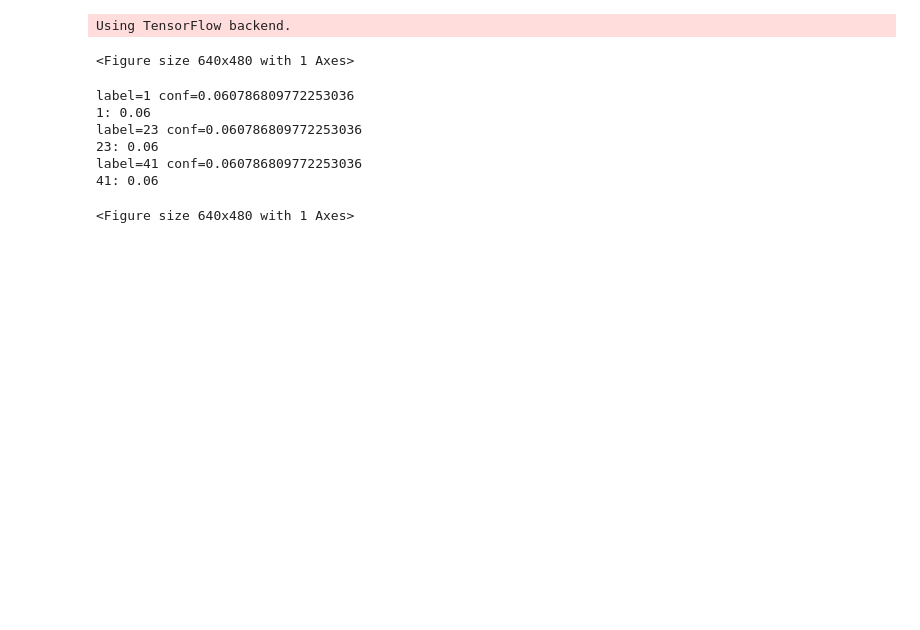
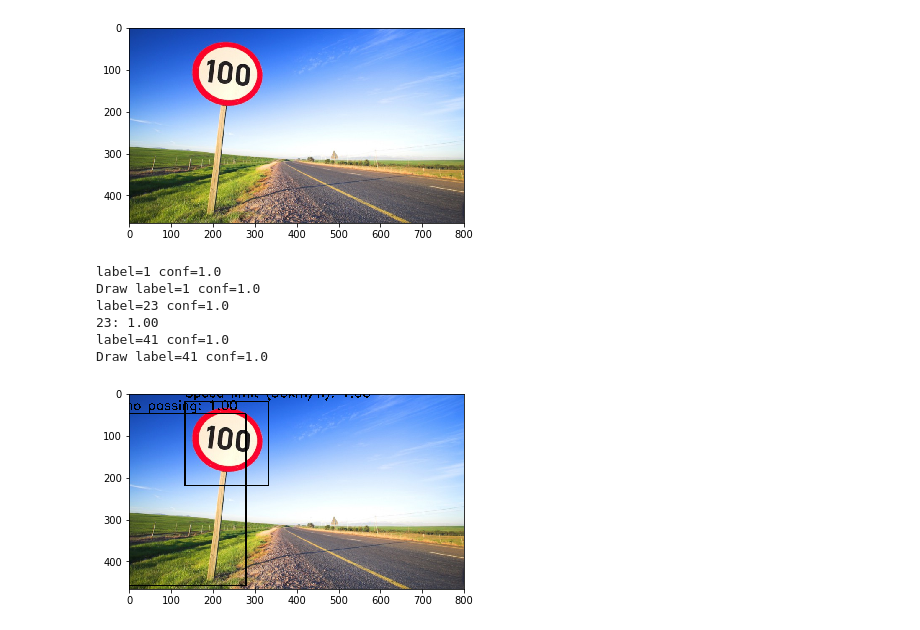
Before and after one commit to duoergun0729/adversarial_examples, a Jupyter notebook: code/traffic_sign.ipynb, the cells around one changed output. Cells and saved outputs as stored; diff of their text form; code cells hidden in the pictures; blank space fills up the shorter version.

```diff
--- a/code/traffic_sign.ipynb
+++ b/code/traffic_sign.ipynb
@@ -85,7 +85,7 @@ def build_mltscl():
                                 kernel_regularizer=l2_reg)(merge)
     drop4 = keras.layers.Dropout(rate=0.5)(dense1)
     output = keras.layers.Dense(
-        OUTPUT_DIM, activation='softmax', kernel_regularizer=l2_reg)(drop4)
+        OUTPUT_DIM, activation=None, kernel_regularizer=l2_reg)(drop4)
     model = keras.models.Model(inputs=inpt, outputs=output)
 
     # Specify optimizer
@@ -172,42 +172,41 @@ def demo():
     show_img=demo_img.copy()
     plt.imshow(show_img)
     plt.show()
 
     bboxes = find_circles(show_img.copy(), mg_ratio=0.4, n_circles=3)
     for bbox in bboxes:
         crop = crop_bb(show_img, bbox)
         #resized_im = resize(crop)
         resized_im=cv2.resize(crop,(32,32))
         resized_im = np.expand_dims(resized_im, axis=0)
         #label = signnames[predict(model, resized_im)]
         label = np.argmax(model.predict([resized_im]))
         conf = np.max(softmax(model.predict(
             resized_im.reshape(INPUT_SHAPE))[0]))
         # Consider detection only if confidence is larger than threshold
         print("label={} conf={}".format(label,conf))
         if (conf > CONF_THRES ) and  (label in cir_cls) :
             print("Draw label={} conf={}".format(label,conf))
             show_img = draw_bb(show_img, bbox)
             # Put label and confidence
             cv2.putText(show_img, '{}: {:.2f}'.format(signnames[label], conf), (bbox[0], bbox[1] - 10),
                         cv2.FONT_HERSHEY_SIMPLEX, 1, (0, 1, 0), 2)
         else:
             print('{}: {:.2f}'.format(label, conf))
 
 
     plt.imshow(show_img)
     plt.show()
 demo()
 # %% [output]
+[figure, added]
-Using TensorFlow backend.
+label=1 conf=1.0
+Draw label=1 conf=1.0
+label=23 conf=1.0
+23: 1.00
+label=41 conf=1.0
+Draw label=41 conf=1.0
-<Figure size 640x480 with 1 Axes>
-label=1 conf=0.060786809772253036
-1: 0.06
-label=23 conf=0.060786809772253036
-23: 0.06
-label=41 conf=0.060786809772253036
-41: 0.06
-<Figure size 640x480 with 1 Axes>
+[figure, added]
 # %%
 #全局计数器
 count=0
```
Also changed, not shown: parts of 1 cell of this notebook.
